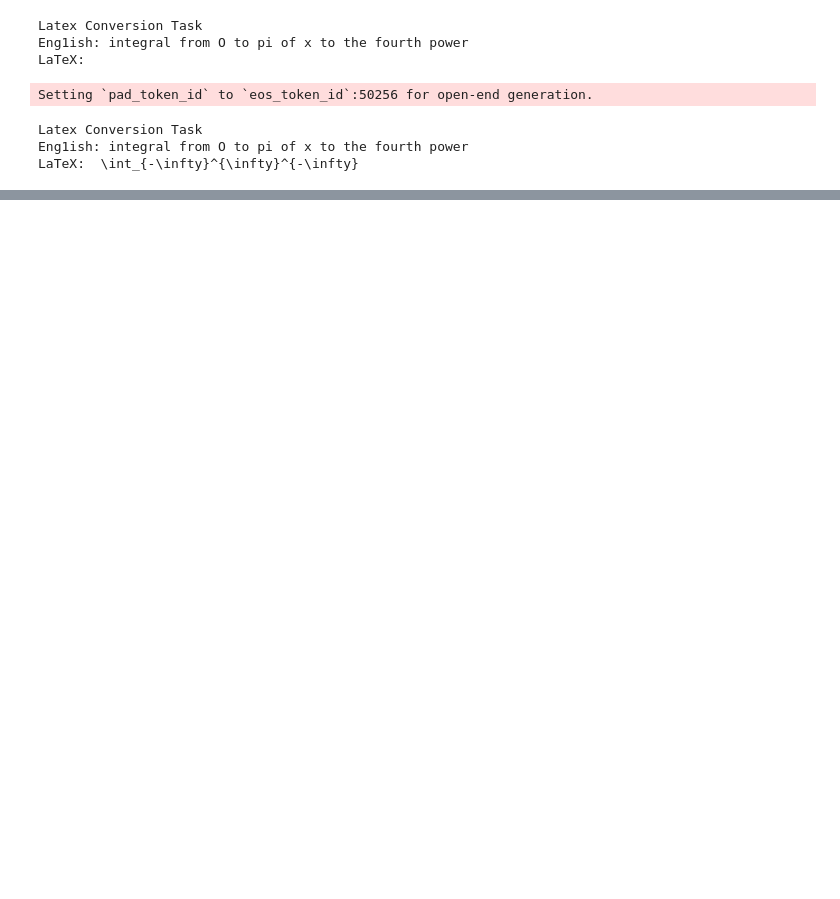
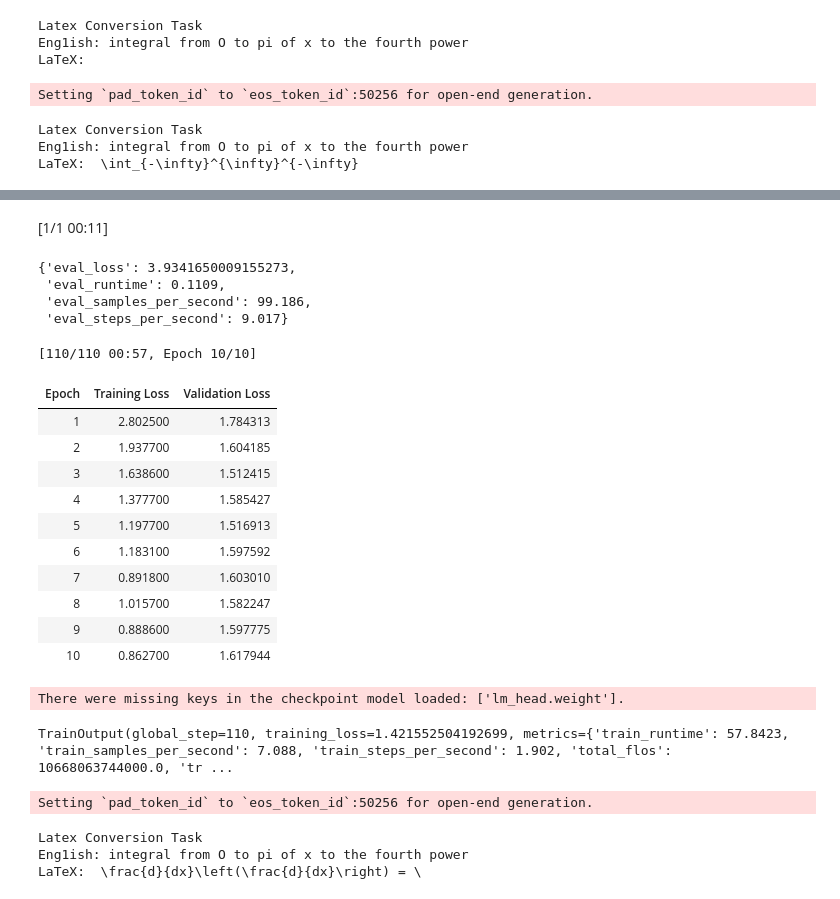
Before and after one commit to Agneypraseed/Notebooks, a Jupyter notebook: gpt-2-finetuning.ipynb, the cells around one changed output, grey strips where cells are left out. Saved outputs shown, nothing was run; the diff lists cells and outputs as text; code cells hidden in the pictures; blank space fills up the shorter version.

Commit message:
GPT-2 Finetuning on Calculus Book

```diff
--- a/gpt-2-finetuning.ipynb
+++ b/gpt-2-finetuning.ipynb
@@ -292,0 +318,2 @@ LaTeX:  \int_{-\infty}^{\infty}^{-\infty}
+# %%
+tokenizer = GPT2Tokenizer.from_pretrained('gpt2')
@@ -292,0 +326,3 @@ LaTeX:  \int_{-\infty}^{\infty}^{-\infty}
+# %%
+model = GPT2LMHeadModel.from_pretrained('gpt2')
+data_collator = DataCollatorForLanguageModeling(tokenizer=tokenizer,mlm=False)
@@ -292,0 +380,58 @@ LaTeX:  \int_{-\infty}^{\infty}^{-\infty}
+# %%
+calculus_gpt_on_latex = GPT2LMHeadModel.from_pretrained('/kaggle/working/gpt2_calculus')
+
+training_args = TrainingArguments(
+                output_dir="./gpt2_calculus_on_latex",
+                overwrite_output_dir = True,
+                num_train_epochs=10,
+                per_device_train_batch_size=2,
+                per_device_eval_batch_size=20,
+                logging_steps=5,
+                load_best_model_at_end=True,
+                evaluation_strategy='epoch',
+                save_strategy='epoch'
+                )
+
+trainer = Trainer(
+            model=calculus_gpt_on_latex,
+            args=training_args,
+            data_collator=data_collator,
+            train_dataset=latex_data['train'],
+            eval_dataset=latex_data['test']
+            )
+
+trainer.evaluate()
+# %% [output]
+[1/1 00:11]
+{'eval_loss': 3.9341650009155273,
+ 'eval_runtime': 0.1109,
+ 'eval_samples_per_second': 99.186,
+ 'eval_steps_per_second': 9.017}
+# %%
+trainer.train()
+# %% [output]
+[110/110 00:57, Epoch 10/10]
+| Epoch | Training Loss | Validation Loss |
+| 1 | 2.802500 | 1.784313 |
+| 2 | 1.937700 | 1.604185 |
+| 3 | 1.638600 | 1.512415 |
+| 4 | 1.377700 | 1.585427 |
+| 5 | 1.197700 | 1.516913 |
+| 6 | 1.183100 | 1.597592 |
+| 7 | 0.891800 | 1.603010 |
+| 8 | 1.015700 | 1.582247 |
+| 9 | 0.888600 | 1.597775 |
+| 10 | 0.862700 | 1.617944 |
+There were missing keys in the checkpoint model loaded: ['lm_head.weight'].
+TrainOutput(global_step=110, training_loss=1.421552504192699, metrics={'train_runtime': 57.8423, 'train_samples_per_second': 7.088, 'train_steps_per_second': 1.902, 'total_flos': 10668063744000.0, 'tr ...
+# %%
+calc_latex_generator = pipeline(
+    'text-generation',model=calculus_gpt_on_latex,tokenizer=tokenizer,device=0
+)
+
+print(calc_latex_generator(conversion_test_ex,num_beams=5,early_stopping=True,temperature=0.7,max_length=len(tokenizer.encode(conversion_test_ex)) + 20)[0]['generated_text'])
+# %% [output]
+Setting `pad_token_id` to `eos_token_id`:50256 for open-end generation.
+Latex Conversion Task
+Eng1ish: integral from O to pi of x to the fourth power
+LaTeX:  \frac{d}{dx}\left(\frac{d}{dx}\right) = \
```
Also changed, not shown: parts of 10 cells of this notebook.
